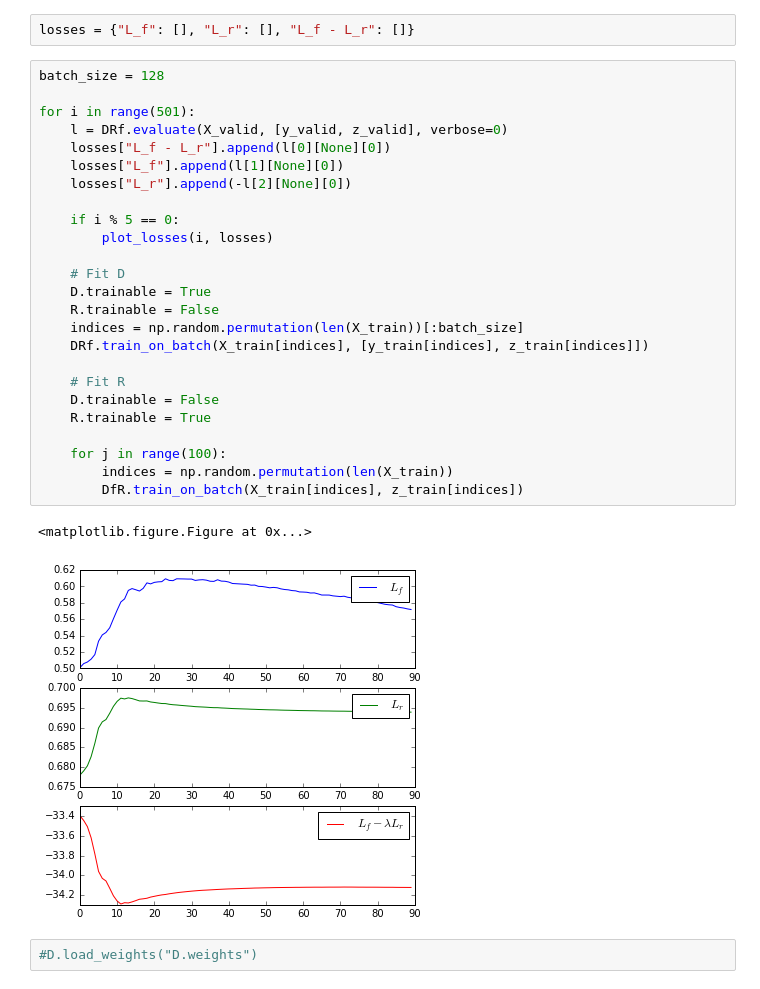
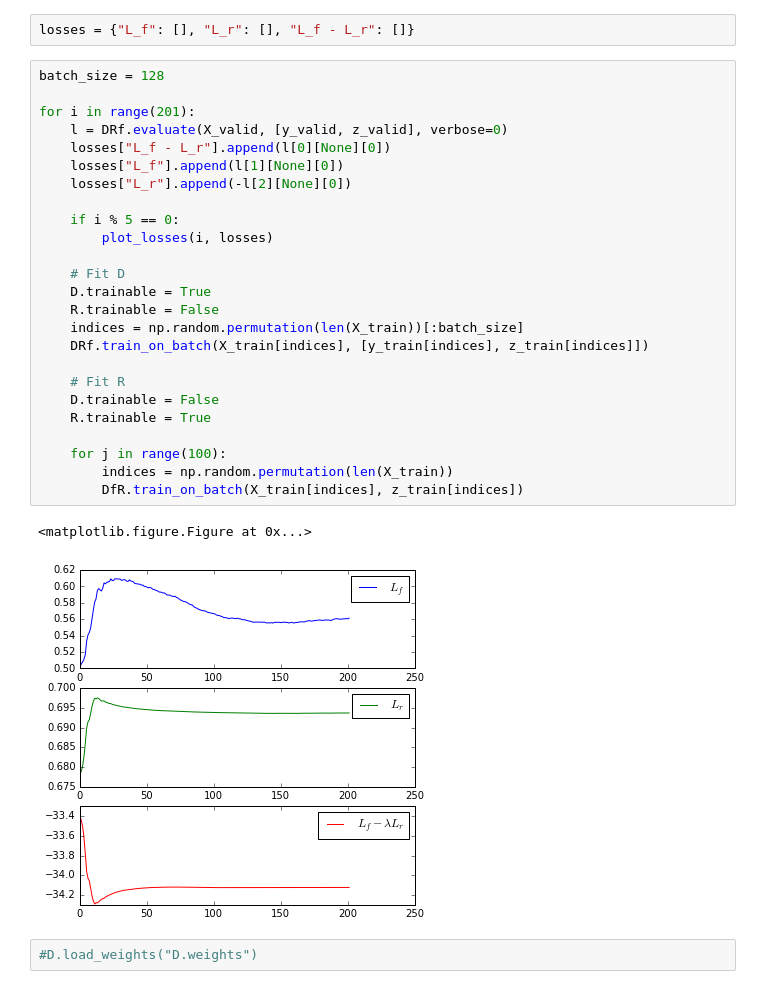
Before and after one commit to glouppe/paper-learning-to-pivot, a Jupyter notebook: code/Toy.ipynb, the cells around one changed output. Cells and saved outputs as stored; diff of their text form.

```diff
--- a/code/Toy.ipynb
+++ b/code/Toy.ipynb
@@ -720,31 +720,31 @@ losses = {"L_f": [], "L_r": [], "L_f - L_r": []}
 # %%
 batch_size = 128
 
-for i in range(501):
+for i in range(201):
     l = DRf.evaluate(X_valid, [y_valid, z_valid], verbose=0)
     losses["L_f - L_r"].append(l[0][None][0])
     losses["L_f"].append(l[1][None][0])
     losses["L_r"].append(-l[2][None][0])
 
     if i % 5 == 0:
         plot_losses(i, losses)
 
     # Fit D
     D.trainable = True
     R.trainable = False
     indices = np.random.permutation(len(X_train))[:batch_size]
     DRf.train_on_batch(X_train[indices], [y_train[indices], z_train[indices]])
 
     # Fit R
     D.trainable = False
     R.trainable = True
 
     for j in range(100):
         indices = np.random.permutation(len(X_train))
         DfR.train_on_batch(X_train[indices], z_train[indices])
 # %% [output]
 <matplotlib.figure.Figure at 0x...>
-[figure, old version]
+[figure, new version]
 # %%
 #D.load_weights("D.weights")
 # %%
```
Also changed, not shown: parts of 3 cells of this notebook, 5 other files.
